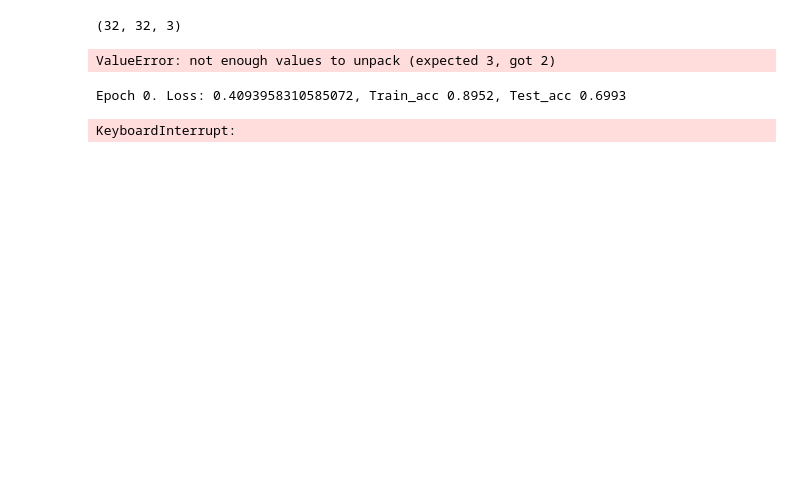
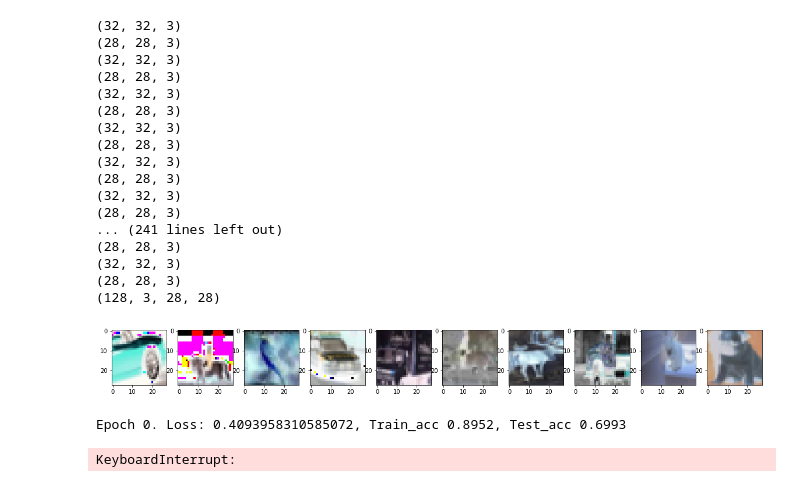
Before and after one commit to codelalala/ComputerVision, a Jupyter notebook: Cifa10-Resnet.ipynb, the cells around one changed output. Saved outputs shown, nothing was run; the diff lists cells and outputs as text; code cells hidden in the pictures; blank space fills up the shorter version.

Commit message:
correct image augmentation

```diff
--- a/Cifa10-Resnet.ipynb
+++ b/Cifa10-Resnet.ipynb
@@ -32,9 +33,10 @@ def get_transform(augs):
         data=data.astype('float32')
         print(data.shape)
         if augs is not None:
-            data=nd.stack(*[apply_aug_list(d,augs) for d in data])
-        data=nd.transpose(data,(0,3,1,2))
-        print('process')
+            data=apply_aug_list(data,augs)
+        print(data.shape)
+        data=nd.transpose(data,(2,0,1))
+        #print('process')
         return data, label.astype(np.float32)
     return transform
 train_data = mx.gluon.data.DataLoader(mx.gluon.data.vision.datasets.CIFAR10(train=True, transform=get_transform(train_augs)),
@@ -48,20 +52,36 @@ data.shape
 # %%
 from matplotlib import pyplot as plt
 for i, (data,label) in enumerate(train_data):
     print(data.shape)
     break
 
 data = data[0:10]
 fig=plt.figure(0,figsize=(20,5))
 
 for i in range(10):
     plt.subplot(1, 10, i+1)
-    plt.imshow((data[i]*255).asnumpy().astype(np.uint8).transpose(0,2,3,1))
+    plt.imshow((data[i]*255).asnumpy().astype(np.uint8).transpose(1,2,0))
 
 plt.show()
 # %% [output]
 (32, 32, 3)
+(28, 28, 3)
+(32, 32, 3)
+(28, 28, 3)
+(32, 32, 3)
+(28, 28, 3)
+(32, 32, 3)
+(28, 28, 3)
+(32, 32, 3)
+(28, 28, 3)
+(32, 32, 3)
+(28, 28, 3)
+... (241 lines left out)
+(28, 28, 3)
+(32, 32, 3)
+(28, 28, 3)
+(128, 3, 28, 28)
-ValueError: not enough values to unpack (expected 3, got 2)
+[figure, added]
 # %%
 num_fc = 256
 net = gluon.nn.Sequential()
```
Also changed, not shown: parts of 3 cells of this notebook.
